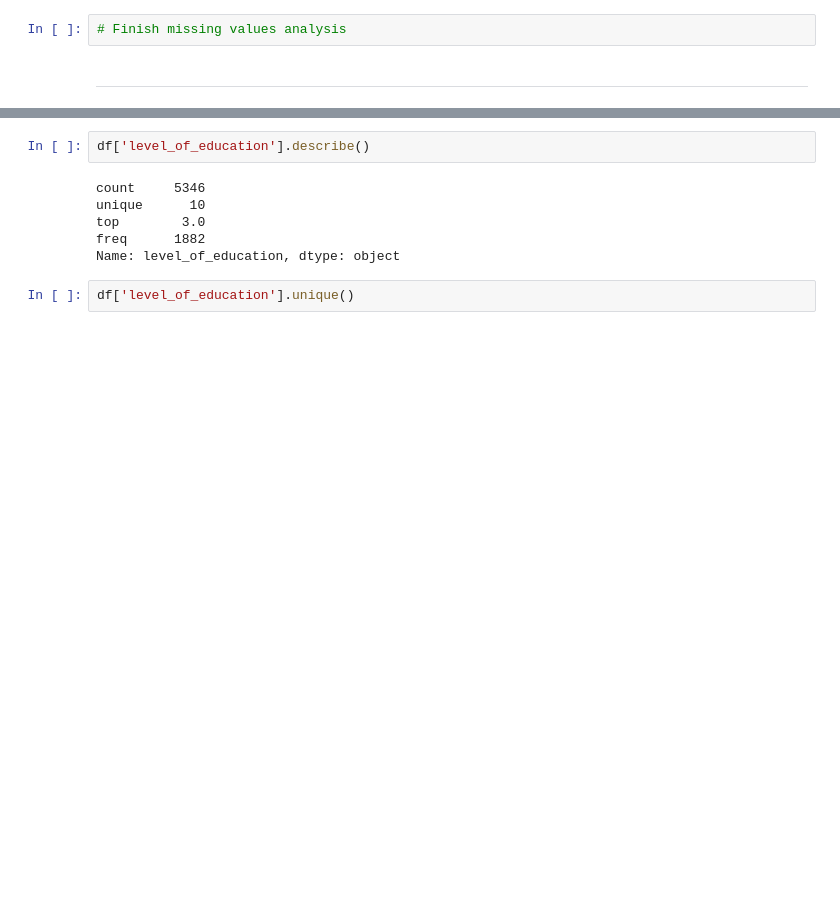
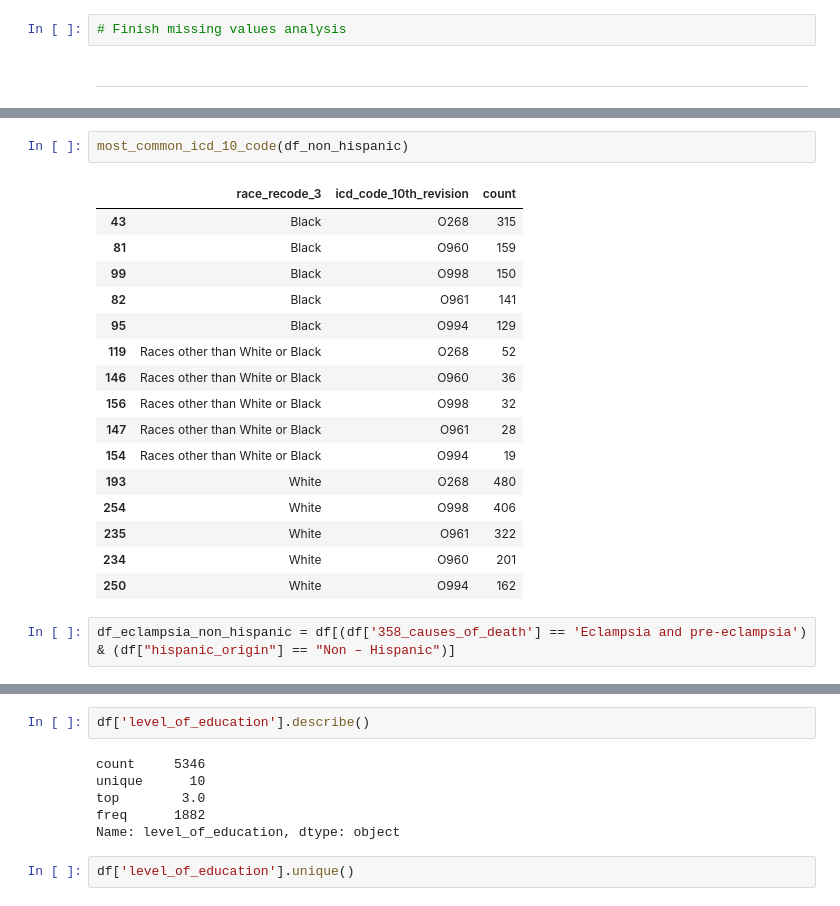
Before and after one commit to andrezafeu/maternal_mortality, a Jupyter notebook: EDA.ipynb, the cells around one changed output, grey strips where cells are left out. Drawn from its saved outputs; the diff is of its cells as text; blank space fills up the shorter version.

```diff
--- a/EDA.ipynb
+++ b/EDA.ipynb
@@ -253,0 +335,21 @@ The number of N/A records for the column manner_of_death are 0.06160572337042925
+# %%
+most_common_icd_10_code(df_non_hispanic)
+# %% [output]
+|  | race_recode_3 | icd_code_10th_revision | count |
+| 43 | Black | O268 | 315 |
+| 81 | Black | O960 | 159 |
+| 99 | Black | O998 | 150 |
+| 82 | Black | O961 | 141 |
+| 95 | Black | O994 | 129 |
+| 119 | Races other than White or Black | O268 | 52 |
+| 146 | Races other than White or Black | O960 | 36 |
+| 156 | Races other than White or Black | O998 | 32 |
+| 147 | Races other than White or Black | O961 | 28 |
+| 154 | Races other than White or Black | O994 | 19 |
+| 193 | White | O268 | 480 |
+| 254 | White | O998 | 406 |
+| 235 | White | O961 | 322 |
+| 234 | White | O960 | 201 |
+| 250 | White | O994 | 162 |
+# %%
+df_eclampsia_non_hispanic = df[(df['358_causes_of_death'] == 'Eclampsia and pre-eclampsia') & (df["hispanic_origin"] == "Non – Hispanic")]
```
Also changed, not shown: parts of 19 cells of this notebook.
